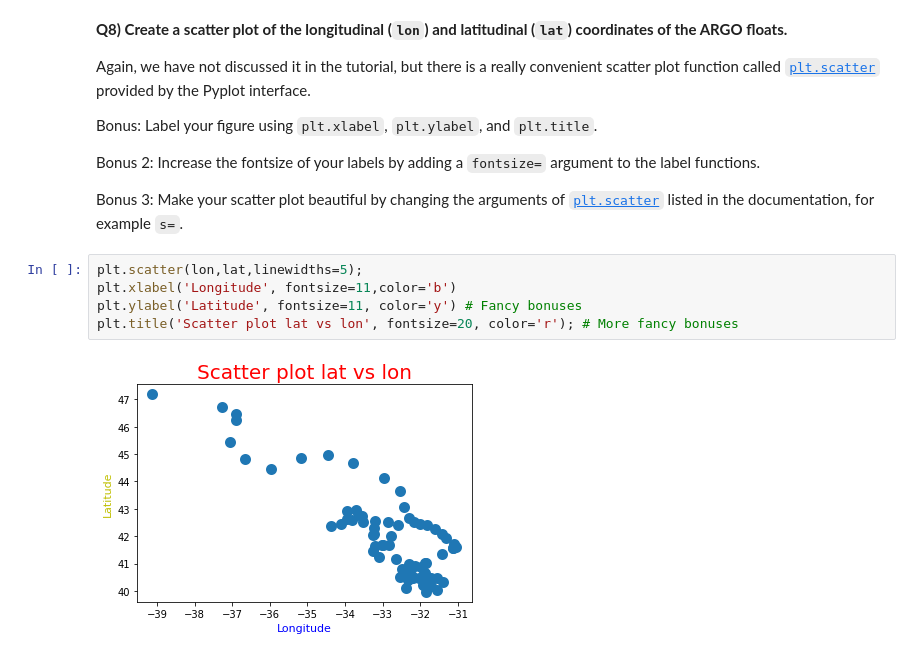
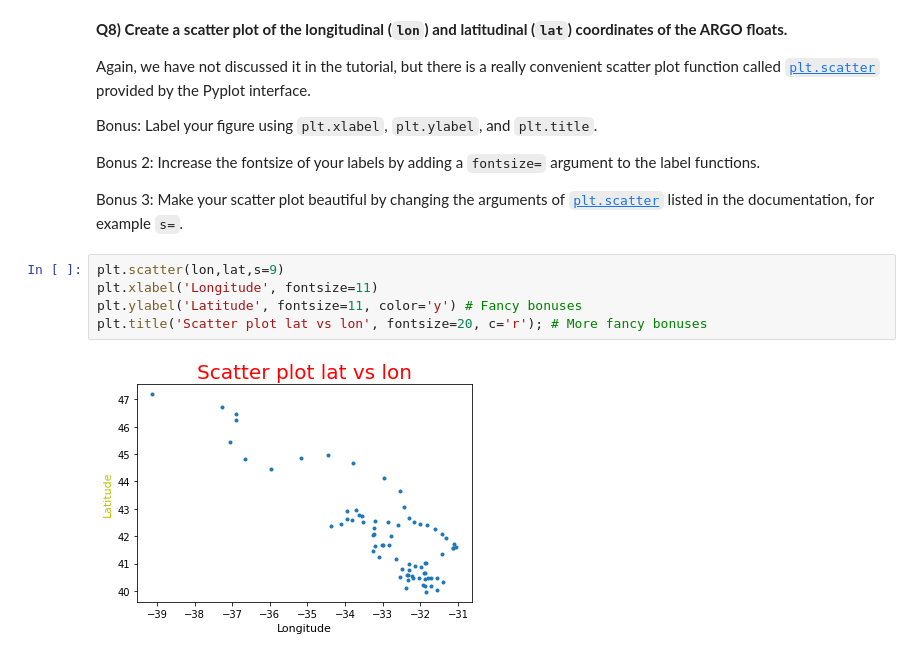
Before and after one commit to Kriegtho/2022_Intro_Python, a Jupyter notebook: Exercises/W2_S1.ipynb, the cells around one changed output. Drawn from its saved outputs; the diff is of its cells as text.

```diff
--- a/Exercises/W2_S1.ipynb
+++ b/Exercises/W2_S1.ipynb
@@ -432,9 +432,9 @@ Bonus 2: Increase the fontsize of your labels by adding a `fontsize=` argument t
 
 Bonus 3: Make your scatter plot beautiful by changing the arguments of [`plt.scatter`](https://matplotlib.org/stable/api/_as_gen/matplotlib.pyplot.scatter.html) listed in the documentation, for example `s=`.
 # %%
-plt.scatter(lon,lat,linewidths=5);
-plt.xlabel('Longitude', fontsize=11,color='b')
+plt.scatter(lon,lat,s=9)
+plt.xlabel('Longitude', fontsize=11)
 plt.ylabel('Latitude', fontsize=11, color='y') # Fancy bonuses
-plt.title('Scatter plot lat vs lon', fontsize=20, color='r'); # More fancy bonuses
+plt.title('Scatter plot lat vs lon', fontsize=20, c='r'); # More fancy bonuses
 # %% [output]
-[figure, old version]
+[figure, new version]
```
